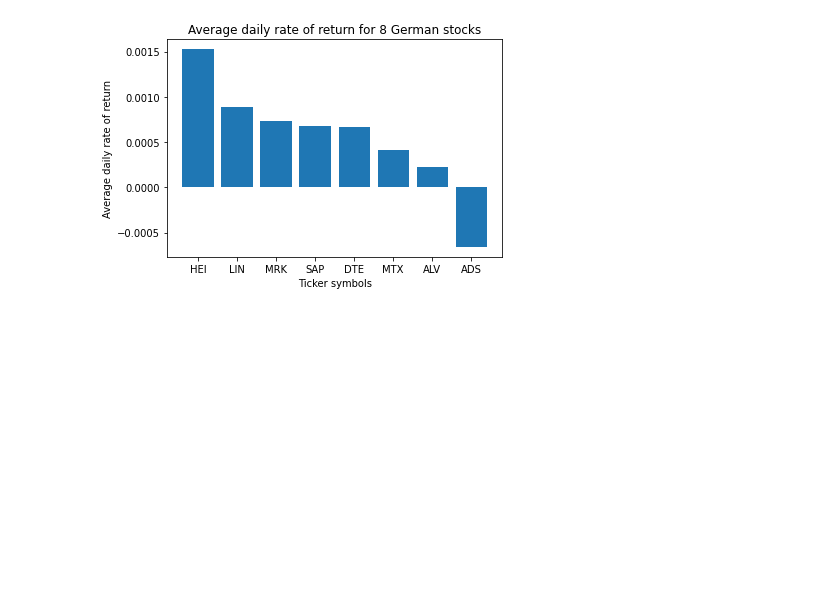
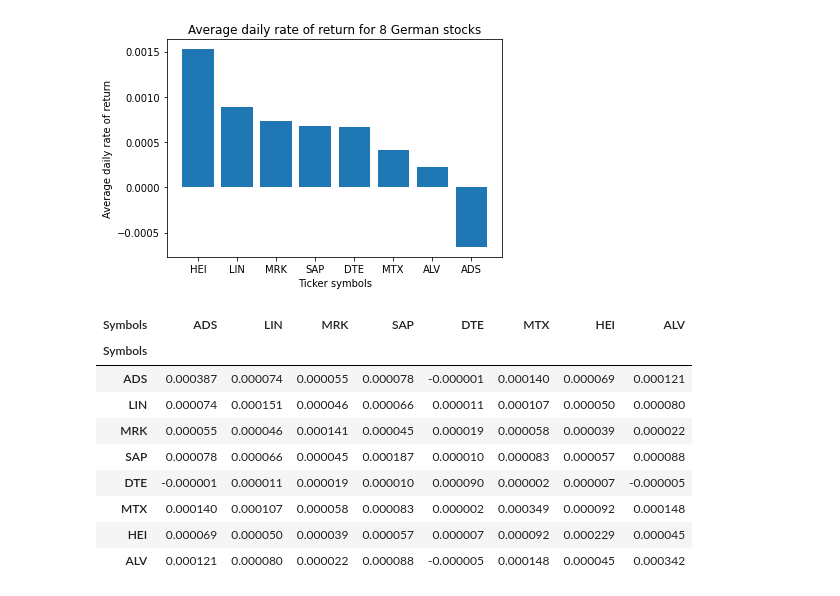
Before and after one commit to JoBe10/Mean_Variance_Portfolio_Optimisation, a Jupyter notebook: DAX_Analysis.ipynb, the cells around one changed output. Saved outputs shown, nothing was run; the diff lists cells and outputs as text; code cells hidden in the pictures; blank space fills up the shorter version.

```diff
--- a/DAX_Analysis.ipynb
+++ b/DAX_Analysis.ipynb
@@ -153,3 +153,18 @@ plt.title('Average daily rate of return for 8 German stocks')
 # %% [output]
 Text(0.5, 1.0, 'Average daily rate of return for 8 German stocks')
 [figure]
+# %%
+# Calculate a covariance matrix between the different stock returns
+cov_matrix = daily_ror.cov()
+cov_matrix
+# %% [output]
+| Symbols | ADS | LIN | MRK | SAP | DTE | MTX | HEI | ALV |
+| Symbols |  |  |  |  |  |  |  |  |
+| ADS | 0.000387 | 0.000074 | 0.000055 | 0.000078 | -0.000001 | 0.000140 | 0.000069 | 0.000121 |
+| LIN | 0.000074 | 0.000151 | 0.000046 | 0.000066 | 0.000011 | 0.000107 | 0.000050 | 0.000080 |
+| MRK | 0.000055 | 0.000046 | 0.000141 | 0.000045 | 0.000019 | 0.000058 | 0.000039 | 0.000022 |
+| SAP | 0.000078 | 0.000066 | 0.000045 | 0.000187 | 0.000010 | 0.000083 | 0.000057 | 0.000088 |
+| DTE | -0.000001 | 0.000011 | 0.000019 | 0.000010 | 0.000090 | 0.000002 | 0.000007 | -0.000005 |
+| MTX | 0.000140 | 0.000107 | 0.000058 | 0.000083 | 0.000002 | 0.000349 | 0.000092 | 0.000148 |
+| HEI | 0.000069 | 0.000050 | 0.000039 | 0.000057 | 0.000007 | 0.000092 | 0.000229 | 0.000045 |
+| ALV | 0.000121 | 0.000080 | 0.000022 | 0.000088 | -0.000005 | 0.000148 | 0.000045 | 0.000342 |
```
Also changed, not shown: parts of 5 cells of this notebook.
